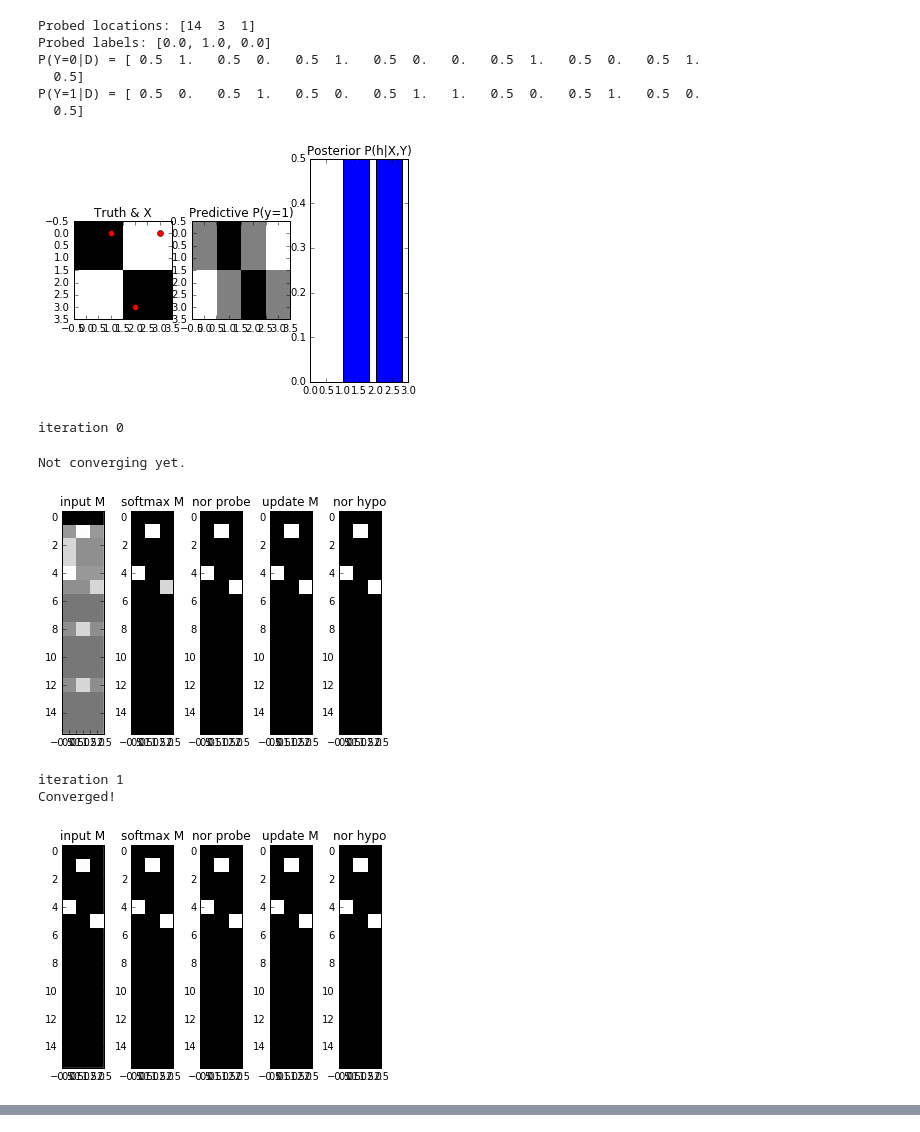
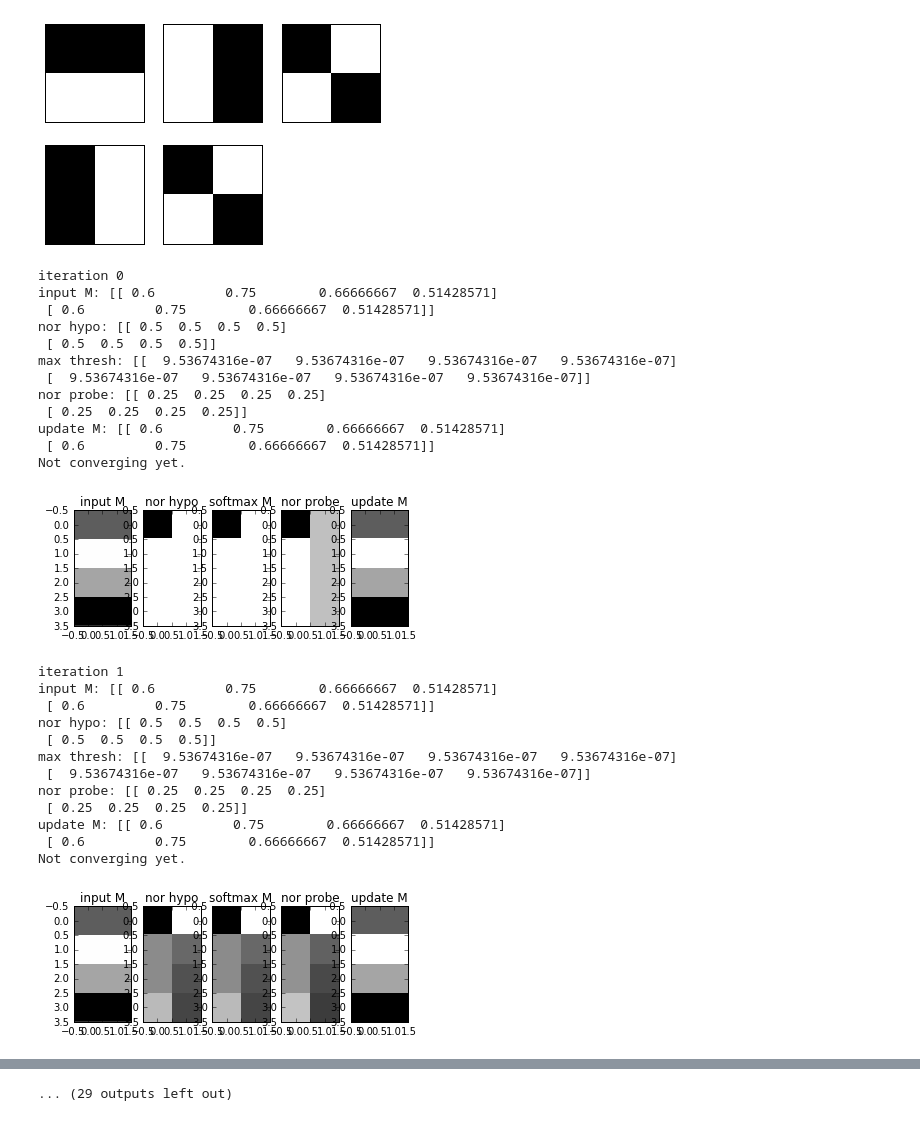
Before and after one commit to codeaudit/Explore-vs-Teach, a Jupyter notebook: exploreVsTeach.ipynb, the cells around one changed output, grey strips where cells are left out. Drawn from its saved outputs; the diff is of its cells as text; code cells hidden in the pictures.

```diff
--- a/exploreVsTeach.ipynb
+++ b/exploreVsTeach.ipynb
@@ -26,29 +19,48 @@ Possible values for P(h|D): {0.0, 0.5, 1.0}
-# %%
-%matplotlib inline
-from vis_utils import vis_predict
-from e_vs_t import initialize_model
-person = initialize_model("full")
-vis_predict(person, 2, 4)
-# %% [output]
-Probed locations: [14  3  1]
-Probed labels: [0.0, 1.0, 0.0]
-P(Y=0|D) = [ 0.5  1.   0.5  0.   0.5  1.   0.5  0.   0.   0.5  1.   0.5  0.   0.5  1.
-  0.5]
-P(Y=1|D) = [ 0.5  0.   0.5  1.   0.5  0.   0.5  1.   1.   0.5  0.   0.5  1.   0.5  0.
-  0.5]
-[figure, removed]
-# %%
-%matplotlib inline
-from vis_utils import vis_hypoProbeMatrix
-from e_vs_t import initialize_model
-person = initialize_model("full")
-Xd = [0]
-Yd = [0]
-vis_hypoProbeMatrix(person, Xd, Yd)
-# %% [output]
-iteration 0
-Not converging yet.
-[figure, removed]
-iteration 1
-Converged!
-[figure, removed]
+# %%
+%matplotlib inline
+
+from utils_pattern import genMasterPermSet2x2
+from utils_pattern import hypo2perm
+
+from e_vs_t import model
+
+from vis_utils import vis_config
+from vis_utils import vis_hypoProbeMatrix
+
+master_set = genMasterPermSet2x2()
+hypo = [[0,4,2],[1,2]]
+perm = hypo2perm(hypo, master_set)
+person = model(perm)
+vis_config(person)
+
+Xd = []
+Yd = []
+vis_hypoProbeMatrix(person, Xd, Yd)
+# %% [output]
+[figure, added]
+iteration 0
+input M: [[ 0.6         0.75        0.66666667  0.51428571]
+ [ 0.6         0.75        0.66666667  0.51428571]]
+nor hypo: [[ 0.5  0.5  0.5  0.5]
+ [ 0.5  0.5  0.5  0.5]]
+max thresh: [[  9.53674316e-07   9.53674316e-07   9.53674316e-07   9.53674316e-07]
+ [  9.53674316e-07   9.53674316e-07   9.53674316e-07   9.53674316e-07]]
+nor probe: [[ 0.25  0.25  0.25  0.25]
+ [ 0.25  0.25  0.25  0.25]]
+update M: [[ 0.6         0.75        0.66666667  0.51428571]
+ [ 0.6         0.75        0.66666667  0.51428571]]
+Not converging yet.
+[figure, added]
+iteration 1
+input M: [[ 0.6         0.75        0.66666667  0.51428571]
+ [ 0.6         0.75        0.66666667  0.51428571]]
+nor hypo: [[ 0.5  0.5  0.5  0.5]
+ [ 0.5  0.5  0.5  0.5]]
+max thresh: [[  9.53674316e-07   9.53674316e-07   9.53674316e-07   9.53674316e-07]
+ [  9.53674316e-07   9.53674316e-07   9.53674316e-07   9.53674316e-07]]
+nor probe: [[ 0.25  0.25  0.25  0.25]
+ [ 0.25  0.25  0.25  0.25]]
+update M: [[ 0.6         0.75        0.66666667  0.51428571]
+ [ 0.6         0.75        0.66666667  0.51428571]]
+Not converging yet.
+[figure, added]
@@ -55,2 +118,3 @@ Converged!
+... (29 outputs left out)
 # %%
 %matplotlib inline
```
Also changed, not shown: parts of 14 cells of this notebook, 8 other files.
